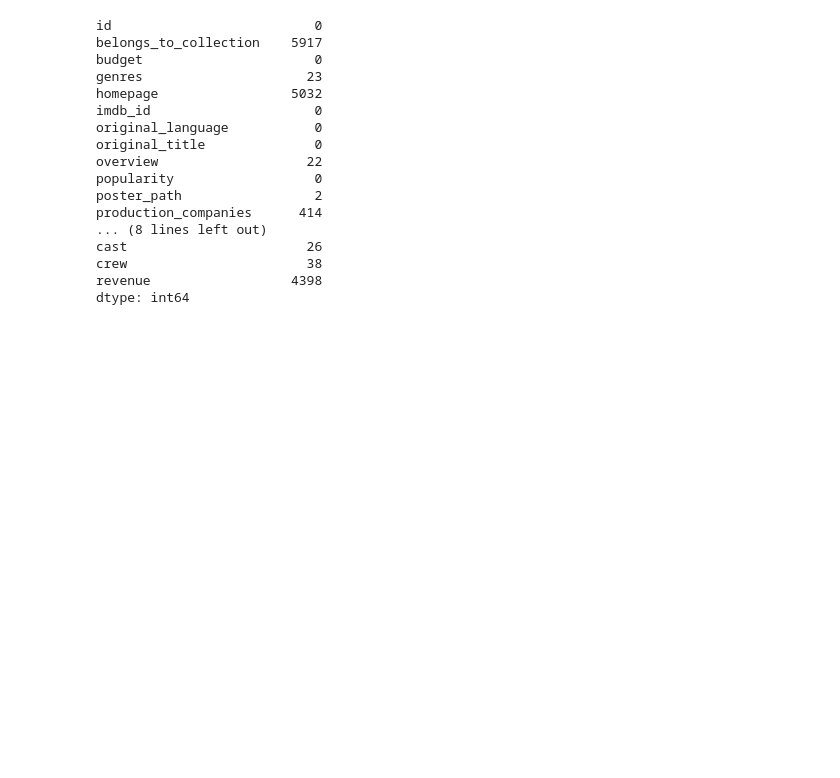
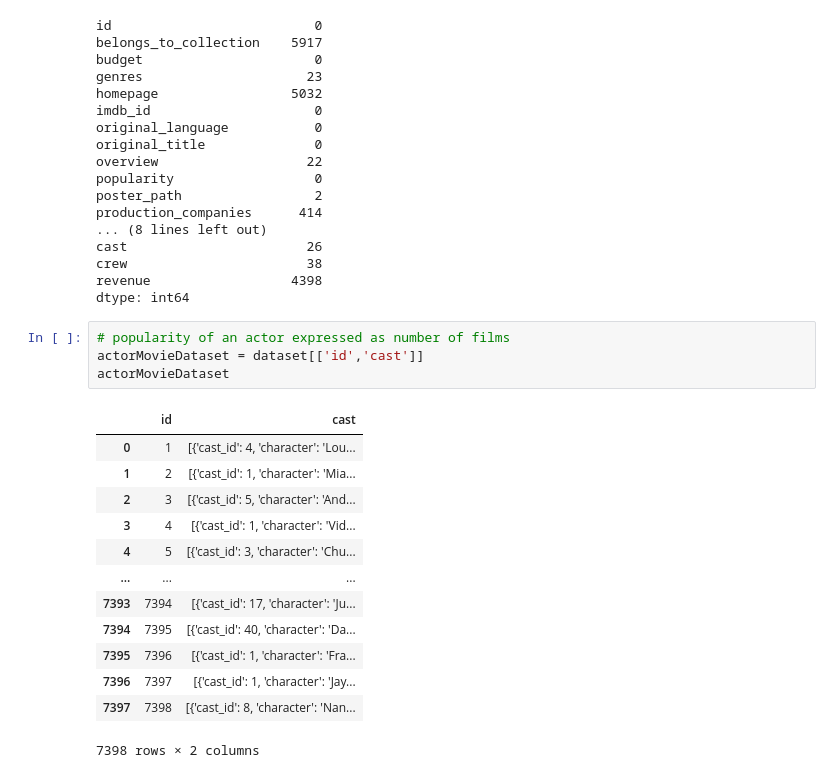
Before and after one commit to kamildoleglo/data-mining-box-office, a Jupyter notebook: preliminary_data_analysis.ipynb, the cells around one changed output. Saved outputs shown, nothing was run; the diff lists cells and outputs as text; blank space fills up the shorter version.

```diff
--- a/preliminary_data_analysis.ipynb
+++ b/preliminary_data_analysis.ipynb
@@ -104,3 +104,21 @@ cast                       26
 crew                       38
 revenue                  4398
 dtype: int64
+# %%
+# popularity of an actor expressed as number of films
+actorMovieDataset = dataset[['id','cast']]
+actorMovieDataset
+# %% [output]
+|  | id | cast |
+| 0 | 1 | [{'cast_id': 4, 'character': 'Lou... |
+| 1 | 2 | [{'cast_id': 1, 'character': 'Mia... |
+| 2 | 3 | [{'cast_id': 5, 'character': 'And... |
+| 3 | 4 | [{'cast_id': 1, 'character': 'Vid... |
+| 4 | 5 | [{'cast_id': 3, 'character': 'Chu... |
+| ... | ... | ... |
+| 7393 | 7394 | [{'cast_id': 17, 'character': 'Ju... |
+| 7394 | 7395 | [{'cast_id': 40, 'character': 'Da... |
+| 7395 | 7396 | [{'cast_id': 1, 'character': 'Fra... |
+| 7396 | 7397 | [{'cast_id': 1, 'character': 'Jay... |
+| 7397 | 7398 | [{'cast_id': 8, 'character': 'Nan... |
+7398 rows × 2 columns
```
